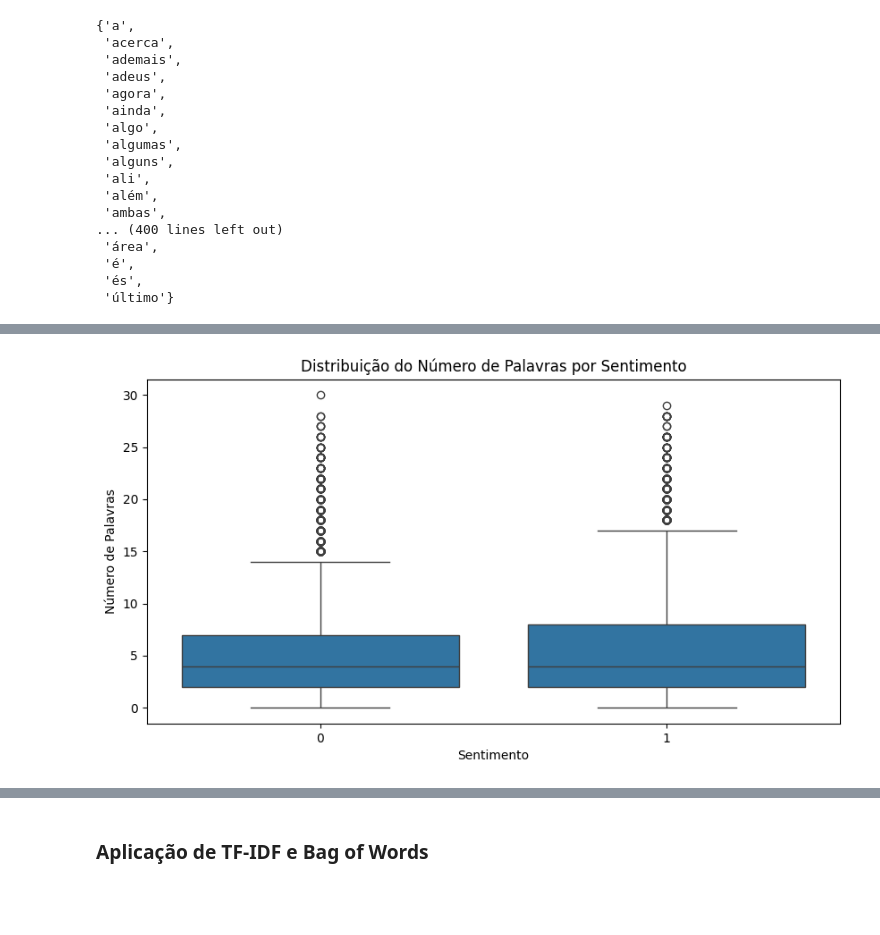
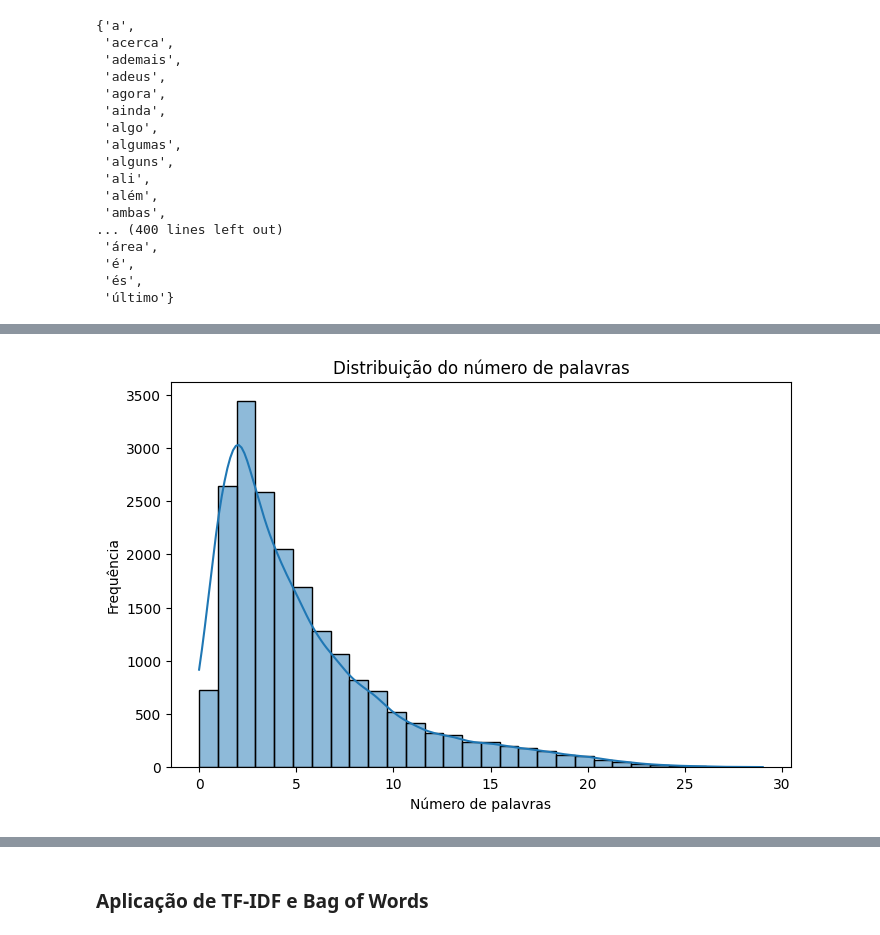
Before and after one commit to EvertonTeix/CdD_2025.2, a Jupyter notebook: notebooks/T3/Processamento de linguagem natural/sentimentos_twitter.ipynb, the cells around one changed output, grey strips where cells are left out. Cells and saved outputs as stored; diff of their text form; code cells hidden in the pictures; blank space fills up the shorter version.

```diff
--- a/notebooks/T3/Processamento de linguagem natural/sentimentos_twitter.ipynb
+++ b/notebooks/T3/Processamento de linguagem natural/sentimentos_twitter.ipynb
@@ -222,11 +184,4 @@ plt.show()
-# %%
-base_twitter["word_count"] = base_twitter["tweet_text"].apply(lambda x: len(x.split()))
-
-plt.figure(figsize=(10, 5))
-sns.boxplot(x="sentiment", y="word_count", data=base_twitter)
-plt.xlabel("Sentimento")
-plt.ylabel("Número de Palavras")
-plt.title("Distribuição do Número de Palavras por Sentimento")
-plt.show()
-# %% [output]
-[figure, removed]
+# %%
+pg.plot_histograma_comprimento_texto(base_twitter, coluna_texto="tweet_text")
+# %% [output]
+[figure, added]
```
Also changed, not shown: parts of 22 cells of this notebook, 3 other files.
